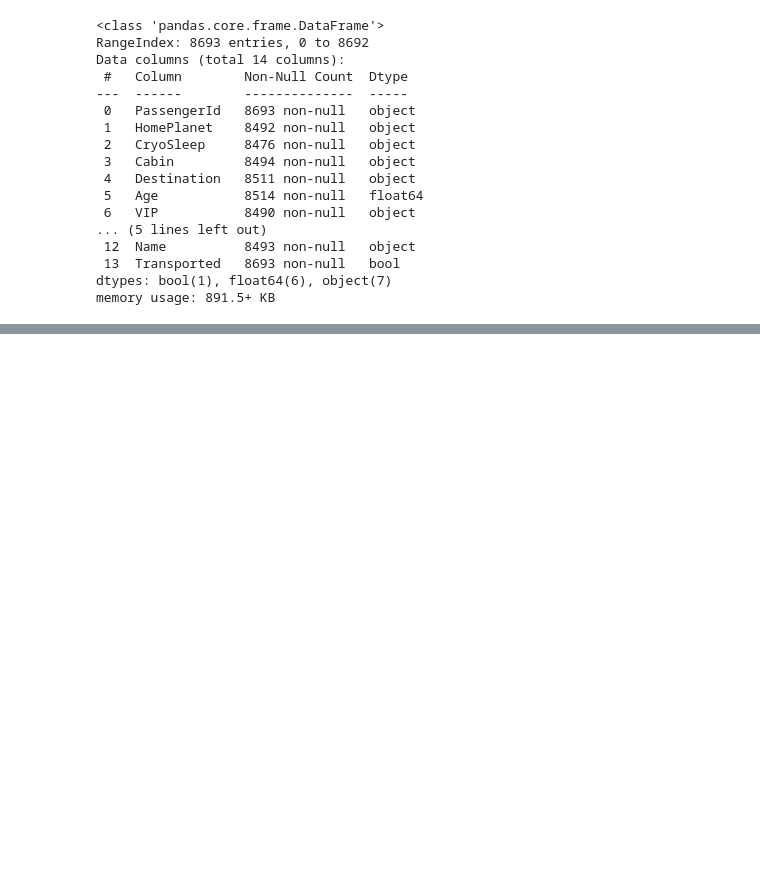
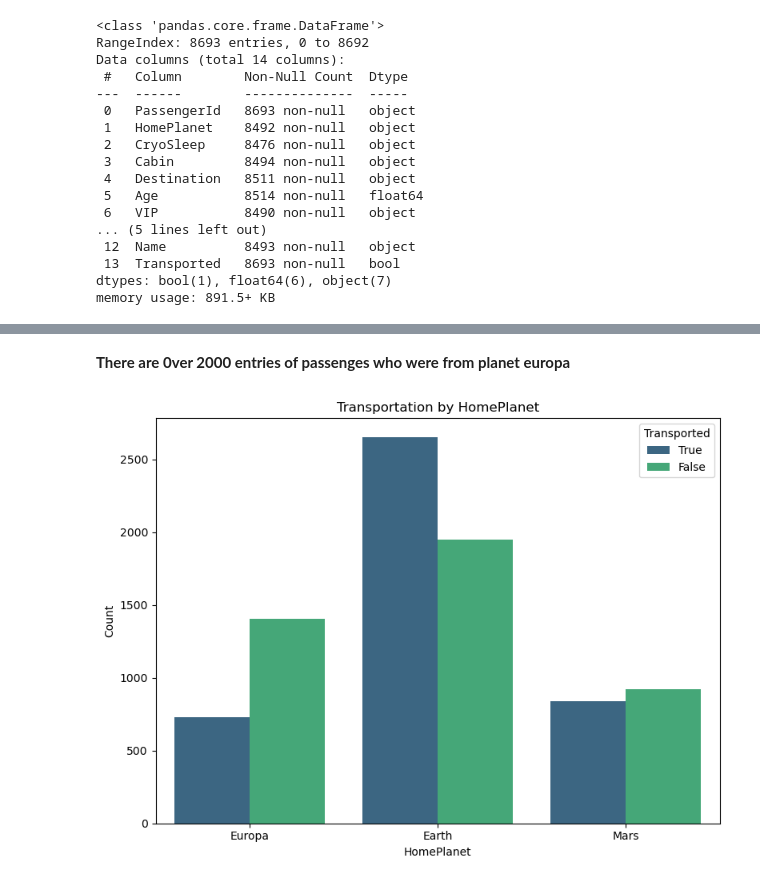
Before and after one commit to Emilly-Njue/Spaceship-Titanic, a Jupyter notebook: spaceship.ipynb, the cells around one changed output, grey strips where cells are left out. Cells and saved outputs as stored; diff of their text form; code cells hidden in the pictures; blank space fills up the shorter version.

```diff
--- a/spaceship.ipynb
+++ b/spaceship.ipynb
@@ -75,0 +142,14 @@ memory usage: 891.5+ KB
+# %% [markdown]
+**There are 0ver 2000 entries of passenges who were from planet europa**
+# %%
+# Bar plot
+plt.figure(figsize=(8, 6))
+sns.countplot(data= train_data, x='HomePlanet', hue='Transported', palette='viridis')
+plt.xlabel('HomePlanet')
+plt.ylabel('Count')
+plt.title('Transportation by HomePlanet')
+plt.legend(title='Transported', labels=['True', 'False'])
+plt.tight_layout()
+plt.show()
+# %% [output]
+[figure, added]
```
Also changed, not shown: parts of 5 cells of this notebook.
